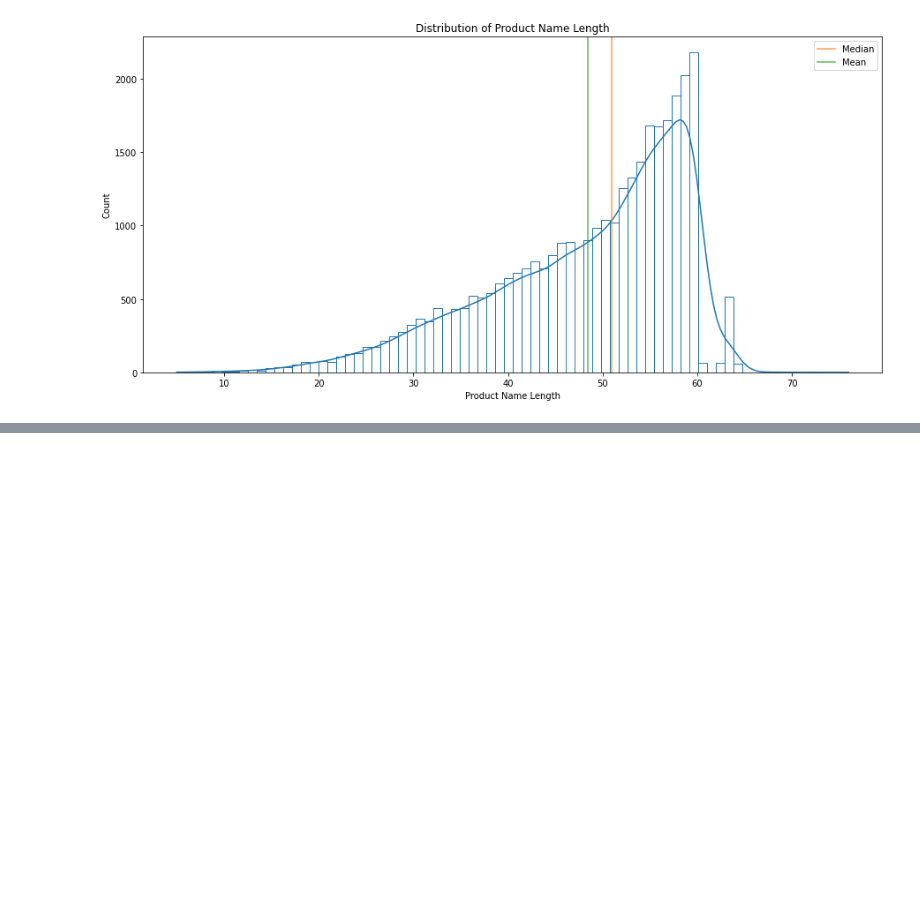
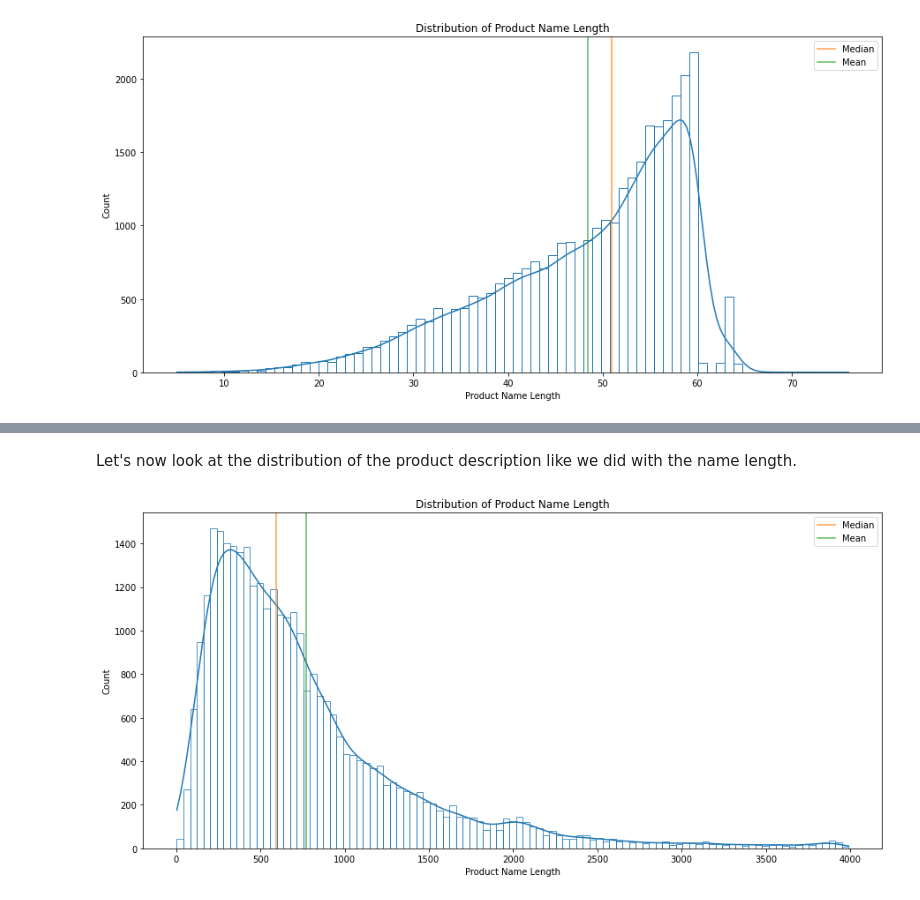
Before and after one commit to smwitkowski/olist-product-recommendations, a Jupyter notebook: notebooks/01-switkowski-data-eda.ipynb, the cells around one changed output, grey strips where cells are left out. Saved outputs shown, nothing was run; the diff lists cells and outputs as text; code cells hidden in the pictures; blank space fills up the shorter version.

```diff
--- a/notebooks/01-switkowski-data-eda.ipynb
+++ b/notebooks/01-switkowski-data-eda.ipynb
@@ -377,0 +453,14 @@ ax.legend();
+# %% [markdown]
+Let's now look at the distribution of the product description like we did with the name length.
+# %%
+fig, ax = plt.subplots(figsize=(15, 7))
+
+sns.histplot(prod_data['product_description_lenght'].values, kde=True, fill=False)
+ax.axvline(prod_data['product_description_lenght'].median(), label='Median', color = 'C1', alpha = 0.75)
+ax.axvline(prod_data['product_description_lenght'].mean(), label='Mean', color = 'C2', alpha = 0.75)
+
+ax.set_xlabel('Product Name Length')
+ax.set_title('Distribution of Product Name Length')
+ax.legend();
+# %% [output]
+[figure, added]
```
Also changed, not shown: parts of 21 cells of this notebook.
